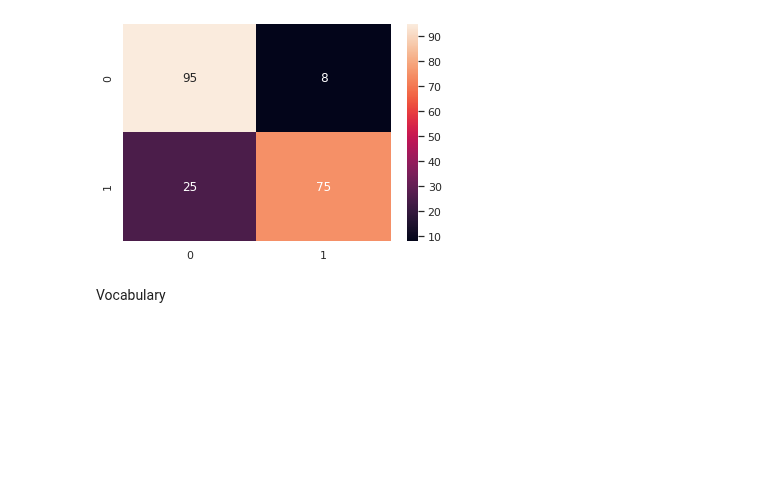
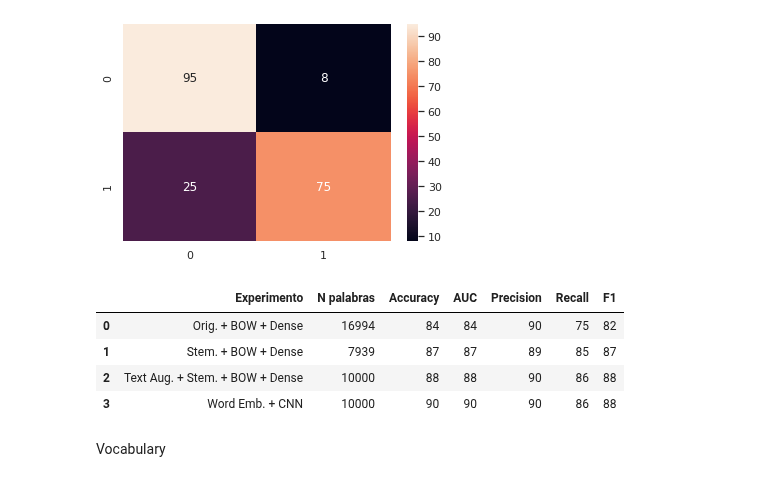
Before and after one commit to Jaimemorillo/ShouldIwatchThisMovie, a Jupyter notebook: Memoria_experiment1.ipynb, the cells around one changed output. Saved outputs shown, nothing was run; the diff lists cells and outputs as text; code cells hidden in the pictures; blank space fills up the shorter version.

```diff
--- a/Memoria_experiment1.ipynb
+++ b/Memoria_experiment1.ipynb
@@ -368,5 +350,27 @@ sns.heatmap(matrix_con, annot=True)
 # %% [output]
 <matplotlib.axes._subplots.AxesSubplot at 0x...>
 [figure]
+# %%
+df_results = pd.DataFrame(columns=['Experimento', 'N palabras', 'Accuracy', 'AUC', 'Precision', 'Recall', 'F1'])
+
+new_row = {'Experimento': 'Orig. + BOW + Dense','N palabras': 16994,'Accuracy':84, 'AUC':84, 'Precision':90, 'Recall':75, 'F1':82}
+df_results = df_results.append(new_row, ignore_index=True)
+
+new_row = {'Experimento': 'Stem. + BOW + Dense','N palabras': 7939,'Accuracy':87, 'AUC':87, 'Precision':89, 'Recall':85, 'F1':87}
+df_results = df_results.append(new_row, ignore_index=True)
+
+new_row = {'Experimento': 'Text Aug. + Stem. + BOW + Dense','N palabras': 10000,'Accuracy':88, 'AUC':88, 'Precision':90, 'Recall':86, 'F1':88}
+df_results = df_results.append(new_row, ignore_index=True)
+
+new_row = {'Experimento': 'Word Emb. + CNN','N palabras': 10000,'Accuracy':90, 'AUC':90, 'Precision':90, 'Recall':86, 'F1':88}
+df_results = df_results.append(new_row, ignore_index=True)
+
+df_results
+# %% [output]
+|  | Experimento | N palabras | Accuracy | AUC | Precision | Recall | F1 |
+| 0 | Orig. + BOW + Dense | 16994 | 84 | 84 | 90 | 75 | 82 |
+| 1 | Stem. + BOW + Dense | 7939 | 87 | 87 | 89 | 85 | 87 |
+| 2 | Text Aug. + Stem. + BOW + Dense | 10000 | 88 | 88 | 90 | 86 | 88 |
+| 3 | Word Emb. + CNN | 10000 | 90 | 90 | 90 | 86 | 88 |
 # %% [markdown]
 Vocabulary
```
Also changed, not shown: parts of 6 cells of this notebook.
